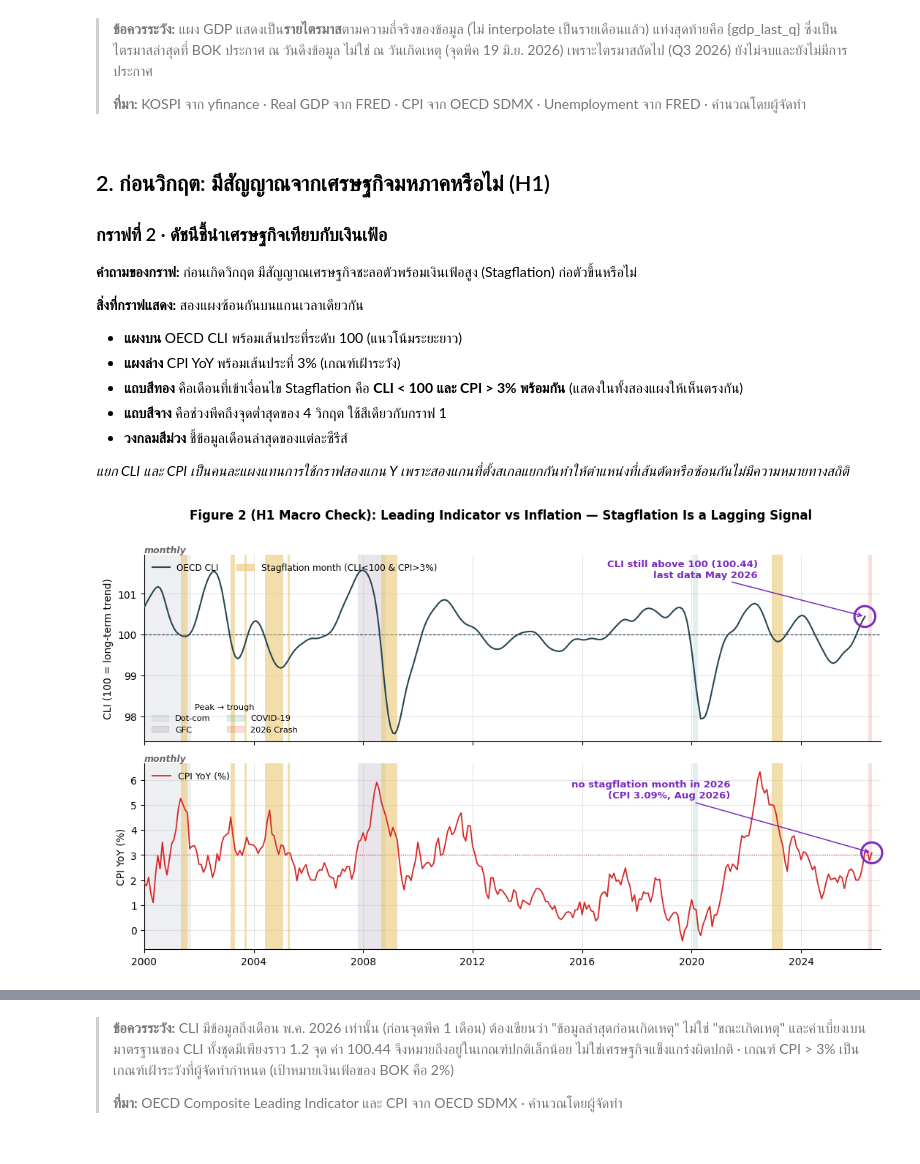
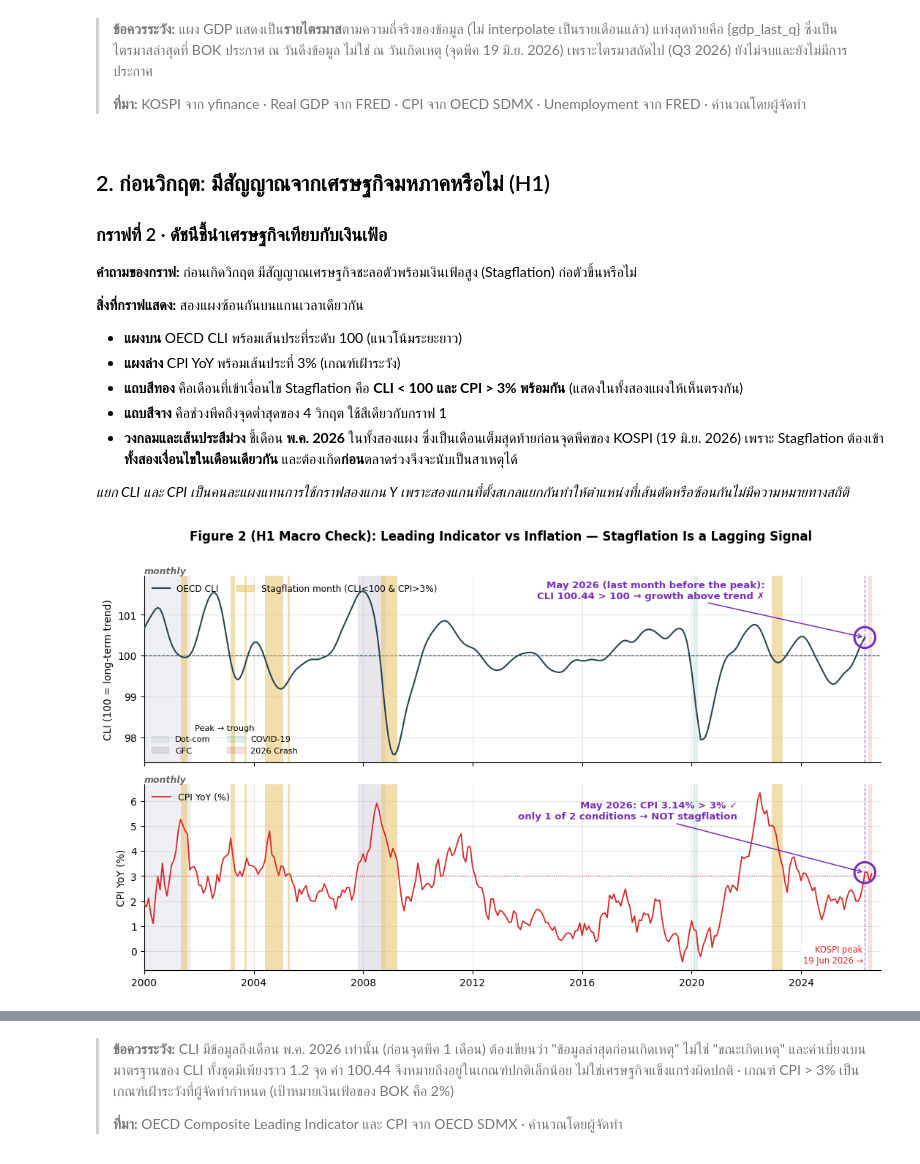
Before and after one commit to atawuttecha/korea-crash-2026, a Jupyter notebook: Korea_Crash_Visualization_CSV.ipynb, the cells around one changed output, grey strips where cells are left out. Cells and saved outputs as stored; diff of their text form; code cells hidden in the pictures.

```diff
--- a/Korea_Crash_Visualization_CSV.ipynb
+++ b/Korea_Crash_Visualization_CSV.ipynb
@@ -350,7 +350,7 @@ display(Markdown(f"""
 - **แผงล่าง** CPI YoY พร้อมเส้นประที่ 3% (เกณฑ์เฝ้าระวัง)
 - **แถบสีทอง** คือเดือนที่เข้าเงื่อนไข Stagflation คือ **CLI < 100 และ CPI > 3% พร้อมกัน** (แสดงในทั้งสองแผงให้เห็นตรงกัน)
 - **แถบสีจาง** คือช่วงพีคถึงจุดต่ำสุดของ 4 วิกฤต ใช้สีเดียวกับกราฟ 1
-- **วงกลมสีม่วง** ชี้ข้อมูลเดือนล่าสุดของแต่ละซีรีส์
+- **วงกลมและเส้นประสีม่วง** ชี้เดือน **พ.ค. 2026** ในทั้งสองแผง ซึ่งเป็นเดือนเต็มสุดท้ายก่อนจุดพีคของ KOSPI (19 มิ.ย. 2026) เพราะ Stagflation ต้องเข้า**ทั้งสองเงื่อนไขในเดือนเดียวกัน** และต้องเกิด**ก่อน**ตลาดร่วงจึงจะนับเป็นสาเหตุได้
 
 *แยก CLI และ CPI เป็นคนละแผงแทนการใช้กราฟสองแกน Y เพราะสองแกนที่ตั้งสเกลแยกกันทำให้ตำแหน่งที่เส้นตัดหรือซ้อนกันไม่มีความหมายทางสถิติ*
 # %%
@@ -371,44 +371,52 @@ a1.plot(dm.index, dm["CLI"], color=C["cli"], lw=1.5, zorder=3)
 a1.axhline(100, color=C["cli"], ls="--", lw=0.8)
 a1.set_ylabel("CLI (100 = long-term trend)")
 a1.set_title("monthly", fontsize=9, loc="left", color="#666", style="italic", pad=2)
-cli_end = last_obs(df_m["CLI"])
-highlight(a1, cli_end, df_m.loc[cli_end, "CLI"], s=420)
-a1.annotate(f"CLI still above 100 ({df_m.loc[cli_end,'CLI']:.2f})\nlast data {cli_end:%b %Y}",
-            xy=(cli_end, df_m.loc[cli_end, "CLI"]), xytext=(pd.Timestamp("2022-06-01"), 101.6),
+# Check month = the last full month BEFORE the KOSPI peak (both CLI and CPI exist for it)
+REF = (P26.to_period("M") - 1).to_timestamp()
+cli_ref, cpi_ref = df_m.loc[REF, "CLI"], df_m.loc[REF, "CPI_YoY"]
+highlight(a1, REF, cli_ref, s=420)
+a1.annotate(f"{REF:%b %Y} (last month before the peak):\nCLI {cli_ref:.2f} > 100 → growth above trend ✗",
+            xy=(REF, cli_ref), xytext=(pd.Timestamp("2022-09-01"), 101.6),
             textcoords="data", fontsize=9.5, fontweight="bold", color=HL, ha="right", va="center",
             arrowprops=dict(arrowstyle="->", color=HL, lw=1.1))
 a1.set_ylim(97.4, 101.95)
 
 # Bottom panel: CPI
 a2.plot(dm.index, dm["CPI_YoY"], color=C["cpi"], lw=1.3, zorder=3)
 a2.axhline(3, color=C["cpi"], ls=":", lw=0.8)
 a2.set_ylabel("CPI YoY (%)")
 a2.set_title("monthly", fontsize=9, loc="left", color="#666", style="italic", pad=2)
-cpi_end = last_obs(df_m["CPI_YoY"])
-highlight(a2, cpi_end, df_m.loc[cpi_end, "CPI_YoY"], s=420)
-a2.annotate(f"no stagflation month in 2026\n(CPI {df_m.loc[cpi_end,'CPI_YoY']:.2f}%, {cpi_end:%b %Y})",
-            xy=(cpi_end, df_m.loc[cpi_end, "CPI_YoY"]), xytext=(pd.Timestamp("2021-06-01"), 5.6),
+highlight(a2, REF, cpi_ref, s=420)
+a2.annotate(f"{REF:%b %Y}: CPI {cpi_ref:.2f}% > 3% ✓\nonly 1 of 2 conditions → NOT stagflation",
+            xy=(REF, cpi_ref), xytext=(pd.Timestamp("2021-09-01"), 5.6),
             textcoords="data", fontsize=9.5, fontweight="bold", color=HL, ha="right", va="center",
             arrowprops=dict(arrowstyle="->", color=HL, lw=1.1))
+
+# Same check month on both panels: one dashed guide line through both circles
+pd.Series([a1, a2]).apply(lambda a: a.axvline(REF, color=HL, ls="--", lw=0.9, alpha=0.7, zorder=1))
+# Label the peak inside the plot area (right-aligned, so it does not stick out of the frame)
+a2.text(P26 - pd.DateOffset(days=75), -0.55, f"KOSPI peak\n{P26:%d %b %Y} →", fontsize=8.3,
+        color=CRISIS_COLORS["2026 Crash"], ha="right", va="bottom", zorder=7,
+        bbox=dict(facecolor="white", edgecolor="none", pad=1.5, alpha=0.9))
 
 # Stagflation band + crisis shading on both panels (applied row-wise, no loop)
 pd.Series([a1, a2]).apply(stag_band)
 pd.Series([a1, a2]).apply(lambda a: shade_crises(a, label=False))
 a1.set_xlim(pd.Timestamp(MACRO_START), dm.index.max() + pd.DateOffset(months=3))
 a2.set_xlabel("")
 
 h_cli = [plt.Line2D([], [], color=C["cli"], lw=1.5, label="OECD CLI"),
          plt.Rectangle((0, 0), 1, 1, color=STAG_COLOR, alpha=0.55, label="Stagflation month (CLI<100 & CPI>3%)")]
 h_crisis = crises.index.map(lambda n: plt.Rectangle((0, 0), 1, 1, color=CRISIS_COLORS[n], alpha=0.15, label=n)).tolist()
 a1.add_artist(a1.legend(handles=h_cli, loc="upper left", fontsize=8.7, ncol=2))
 a1.legend(handles=h_crisis, loc="lower left", fontsize=8.2, ncol=2, title="Peak → trough", title_fontsize=8.2)
 a2.legend([plt.Line2D([], [], color=C["cpi"], lw=1.3)], ["CPI YoY (%)"], loc="upper left", fontsize=9)
 
 fig.suptitle("Figure 2 (H1 Macro Check): Leading Indicator vs Inflation — Stagflation Is a Lagging Signal",
              fontweight="bold", y=0.97)
 save(fig, "fig2_cli_vs_cpi")
 # %% [output]
-[figure, old version]
+[figure, new version]
 # %%
 # Stagflation months per year, and in the 12 months before each crisis peak
 stag_by_year = stag.resample("YS").sum().loc[lambda s: s > 0]
```
Also changed, not shown: parts of 4 cells of this notebook, 3 other files.
